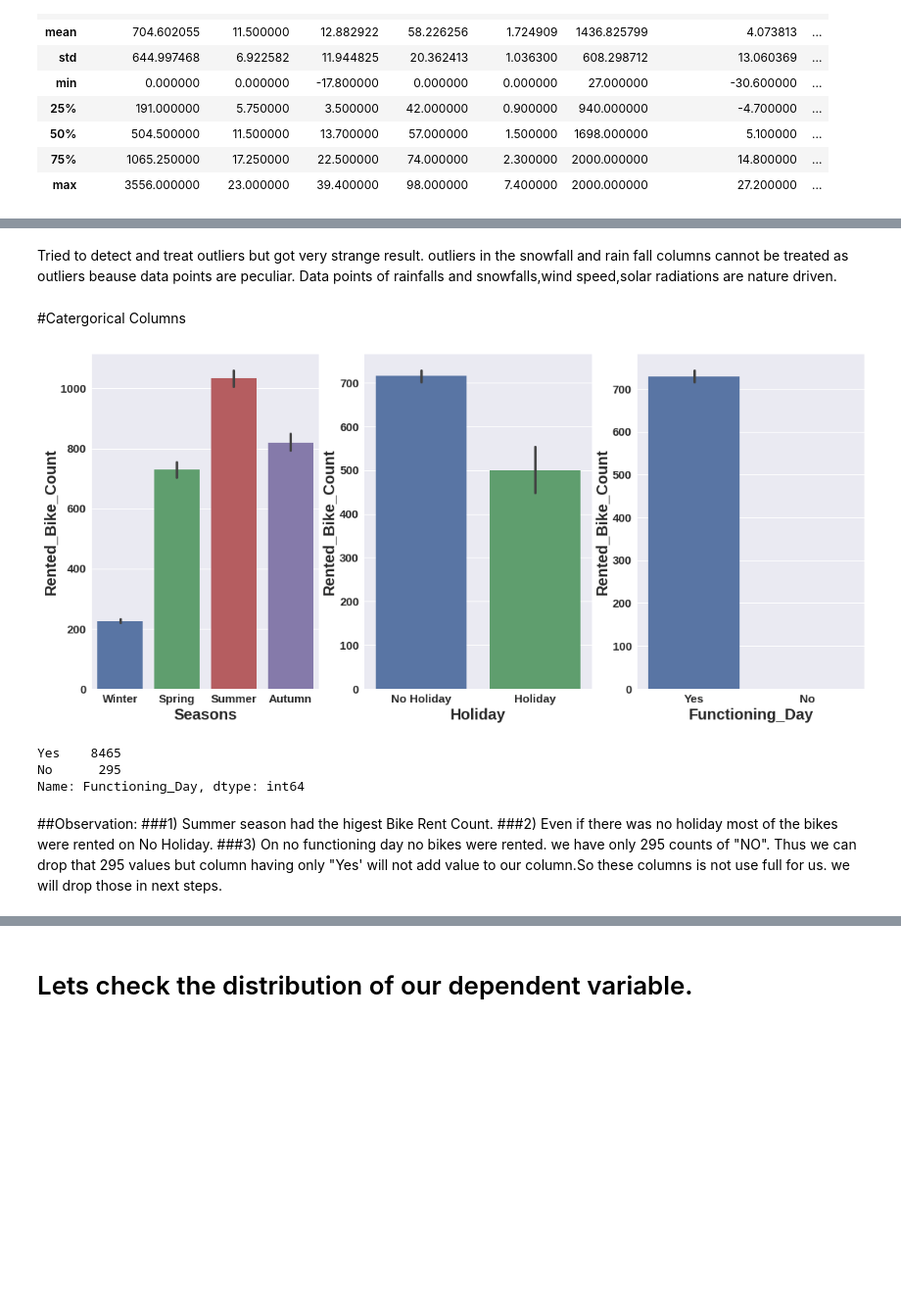
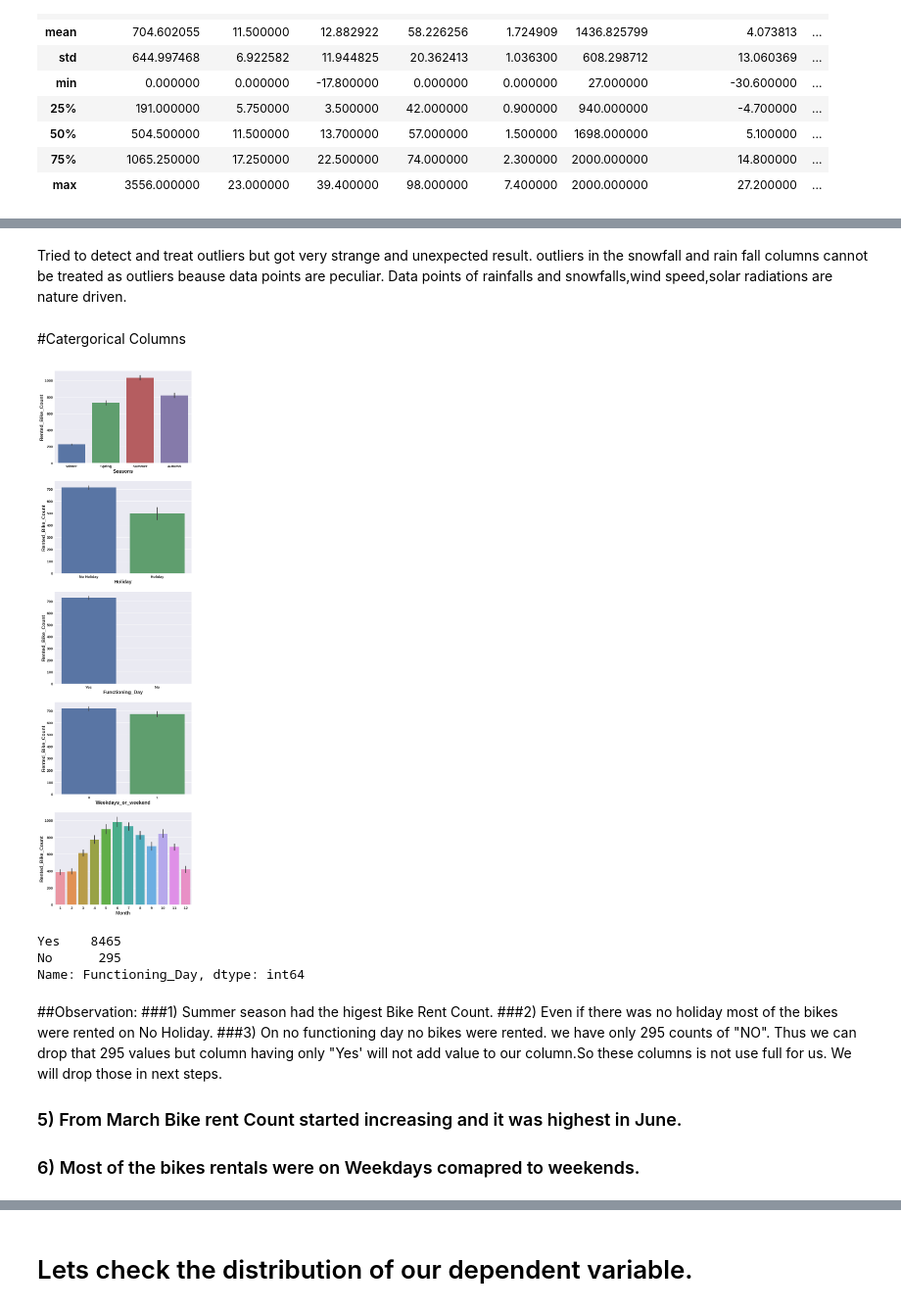
Before and after one commit to ask-kawade/-Bike-Sharing-Demand-Prediction-Project, a Jupyter notebook: Copy_of_Bike_Sharing_Demand_Prediction_Capstone_Project.ipynb, the cells around one changed output, grey strips where cells are left out. Shown at 98% size. Saved outputs shown, nothing was run; the diff lists cells and outputs as text; code cells hidden in the pictures; blank space fills up the shorter version.

```diff
--- a/Copy_of_Bike_Sharing_Demand_Prediction_Capstone_Project.ipynb
+++ b/Copy_of_Bike_Sharing_Demand_Prediction_Capstone_Project.ipynb
@@ -129 +132,9 @@ bike_df.rename(columns={'Rented Bike Count':'Rented_Bike_Count','Temperature(°C
 bike_df['Date']=bike_df['Date'].astype('datetime64[ns]')
+# %%
+# Creating new columns 'Month', 'Year' ,'Day.
+bike_df['Month']=bike_df['Date'].dt.month
+bike_df['Year']=bike_df['Date'].dt.year
+bike_df['Day']=bike_df['Date'].dt.day_name()
+# %%
+#  Creating new column and Encoding with 1 if its weekend and 0 if its Weekdays.
+bike_df['Weekdays_or_weekend']=bike_df['Day'].apply(lambda x: 1 if x=='Saturday' or x=='Sunday' else 0)
@@ -130,3 +147,7 @@ bike_df['Date']=bike_df['Date'].astype('datetime64[ns]')
+# %%
+# Drop Day, year and Date columns
+
+bike_df.drop(['Date',"Day",'Year'],axis=1 ,inplace=True)
 # %%
 bike_df.head()
 # %% [output]
@@ -295,7 +269,7 @@ for col in numeric_col:
 # bike_df.drop(bike_df[(bike_df.Solar_Radiation < lowerbound2) | (bike_df.Solar_Radiation > upperbound2)].index,inplace=True)
 # bike_df.drop(bike_df[(bike_df.Rainfall < lowerbound3) | (bike_df.Rainfall > upperbound3)].index,inplace=True)
 # %% [markdown]
-Tried to detect and treat outliers but got very strange result. outliers in the snowfall and rain fall columns cannot be treated as outliers beause data points are peculiar. Data points of rainfalls and snowfalls,wind speed,solar radiations are nature driven.
+Tried to detect and treat outliers but got very strange and unexpected result. outliers in the snowfall and rain fall columns cannot be treated as outliers beause data points are peculiar. Data points of rainfalls and snowfalls,wind speed,solar radiations are nature driven.
 # %% [markdown]
 #Catergorical Columns
 # %%
@@ -303,10 +277,12 @@ cat_columns=['Seasons','Holiday','Functioning_Day']
 # %%
-fig, ax = plt.subplots(nrows=1, ncols=3, figsize=(18,8))
-sns.barplot(data=bike_df, x=bike_df['Seasons'],y=bike_df['Rented_Bike_Count'], ax=ax[0])
+fig, ax = plt.subplots(nrows=5, ncols=1, figsize=(10,40))
+sns.barplot(data=bike_df, x=bike_df['Seasons'],y=bike_df['Rented_Bike_Count'], ax=ax[0]);
 sns.barplot(data=bike_df, x=bike_df['Holiday'],y=bike_df['Rented_Bike_Count'], ax=ax[1]);
 sns.barplot(data=bike_df, x=bike_df['Functioning_Day'],y=bike_df['Rented_Bike_Count'], ax=ax[2]);
+sns.barplot(data=bike_df, x=bike_df['Weekdays_or_weekend'],y=bike_df['Rented_Bike_Count'], ax=ax[3]);
+sns.barplot(data=bike_df, x=bike_df['Month'],y=bike_df['Rented_Bike_Count'], ax=ax[4]);
 # %% [output]
-[figure, old version]
+[figure, new version]
 # %%
 bike_df['Functioning_Day'].value_counts()
 # %% [output]
@@ -317,4 +293,6 @@ Name: Functioning_Day, dtype: int64
 ##Observation:
 ###1) Summer season had the higest Bike Rent Count.
 ###2) Even if there was no holiday most of the bikes were rented on No Holiday.
-###3) On no functioning day no bikes were rented. we have only 295 counts of "NO". Thus we can drop that 295 values but column having only "Yes' will not add value to our column.So these columns is not use full for us. we will drop those in next steps.
+###3) On no functioning day no bikes were rented. we have only 295 counts of "NO". Thus we can drop that 295 values but column having only "Yes' will not add value to our column.So these columns is not use full for us. We will drop those in next steps.
+### 5) From March Bike rent Count started increasing and it was highest in June.
+### 6) Most of the bikes rentals were on Weekdays comapred to weekends.
```
Also changed, not shown: parts of 59 cells of this notebook.
